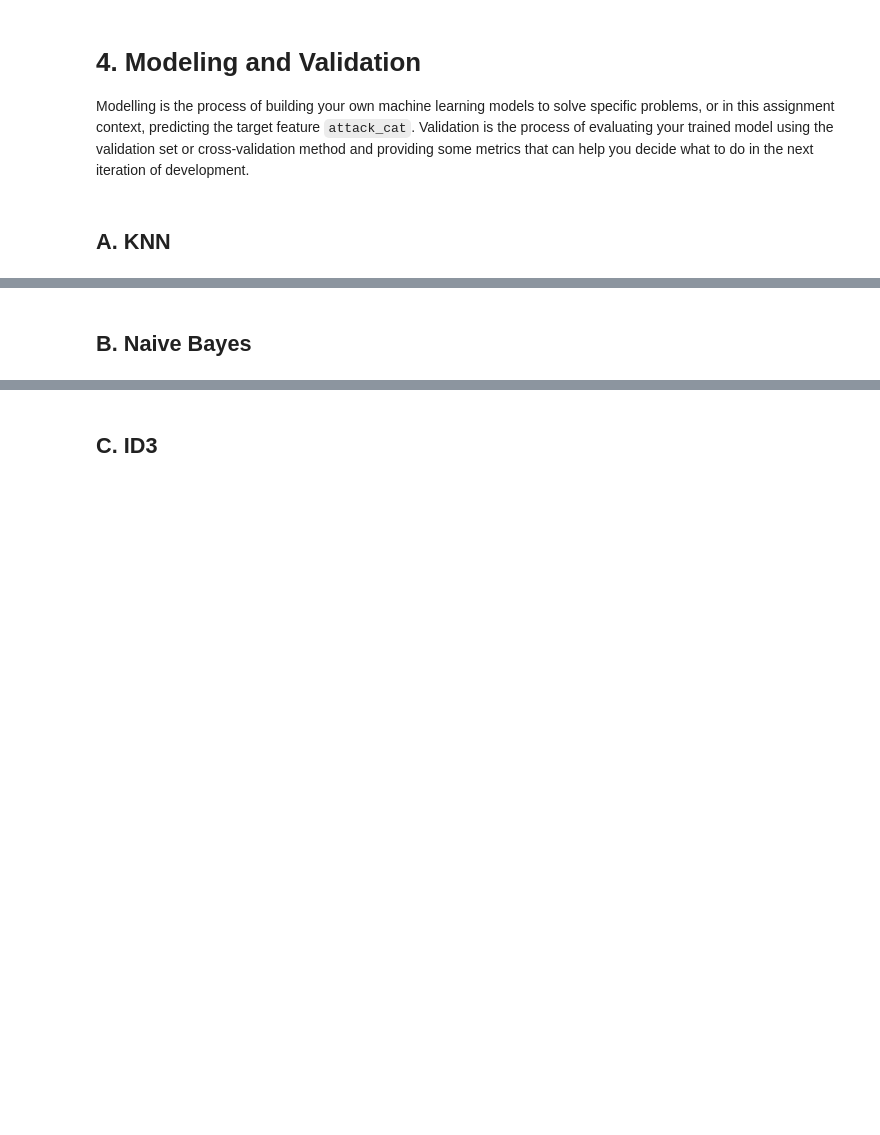
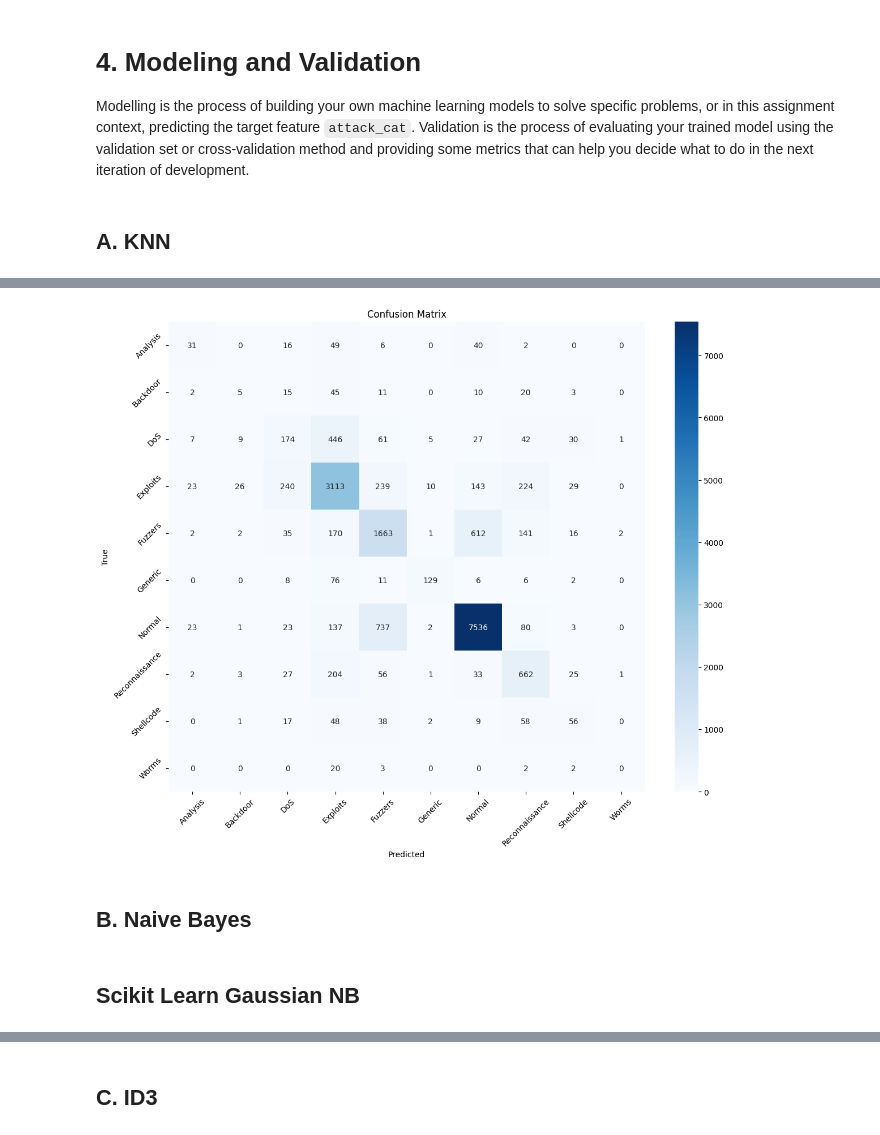
Before and after one commit to julianchandras/Tubes-2-IF3170, a Jupyter notebook: src/main.ipynb, the cells around one changed output, grey strips where cells are left out. Saved outputs shown, nothing was run; the diff lists cells and outputs as text; code cells hidden in the pictures; blank space fills up the shorter version.

```diff
--- a/src/main.ipynb
+++ b/src/main.ipynb
@@ -1476,7 +1561,7 @@ categorical_features = x_train_set_cleaned.select_dtypes(include=['object']).col
 # Create preprocessor
 preprocessor = ColumnTransformer(
     transformers=[
-        ('num', FeatureScaler(), numeric_features),
+        ('num', StandardScaler(), numeric_features),
         ('cat', FeatureEncoder(), categorical_features)
     ]
 )
@@ -1484,8 +1569,8 @@ preprocessor = ColumnTransformer(
 # Create pipeline
 pipe = Pipeline(steps=[
     ('preprocessor', preprocessor),
-    # ('pca', PCAReducer(n_components=10))
-
+    # ('normalizer', DataNormalizer(method='l1')),
+    # ('pca', PCAReducer(n_components=20))
 ])
 
 label_encoder = LabelEncoder()
@@ -1497,3 +1582,9 @@ x_train_preprocessed = pipe.fit_transform(x_train_set_cleaned, y_train_encoded)
 x_val_preprocessed = pipe.transform(cleaned_val_set)
 
 x_test_preprocessed = pipe.transform(feature_engineered_test_set)
+
+# oversampler
+# sampler = SMOTE(sampling_strategy='auto')
+# x_train_preprocessed, y_train_encoded = sampler.fit_resample(x_train_preprocessed, y_train_encoded)
+# sampler = RandomUnderSampler(sampling_strategy='auto')
+# x_train_preprocessed, y_train_encoded = sampler.fit_resample(x_train_preprocessed, y_train_encoded)
@@ -1812,2 +1670,27 @@ weighted avg       0.75      0.75      0.75     17798
+# %%
+
+
+original_labels = label_encoder.inverse_transform(range(len(label_encoder.classes_)))
+
+cm = confusion_matrix(y_val_encoded, y_pred_custom)
+
+
+plt.figure(figsize=(12, 10))
+sns.heatmap(cm,
+            annot=True,
+            fmt='d',
+            cmap='Blues',
+            xticklabels=original_labels,
+            yticklabels=original_labels)
+
+plt.title('Confusion Matrix')
+plt.xlabel('Predicted')
+plt.ylabel('True')
+plt.xticks(rotation=45)
+plt.yticks(rotation=45)
+plt.tight_layout()
+plt.show()
+# %% [output]
+[figure, added]
 # %% [markdown]
 ## B. Naive Bayes
@@ -1815,0 +1697,2 @@ weighted avg       0.75      0.75      0.75     17798
+# %% [markdown]
+## Scikit Learn Gaussian NB
```
Also changed, not shown: parts of 48 cells of this notebook, 9 other files.
